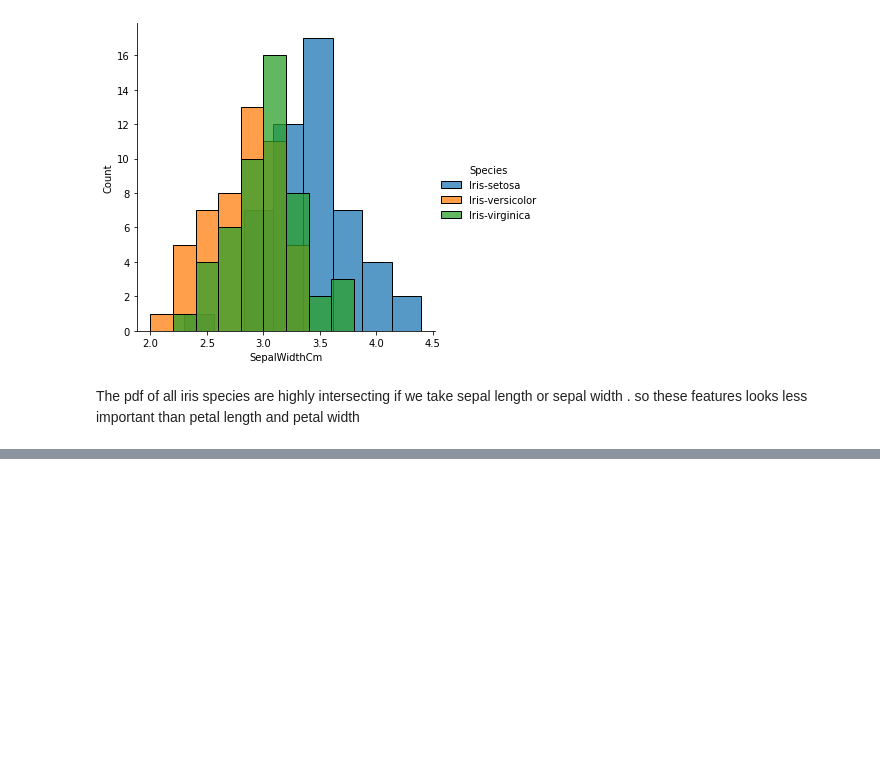
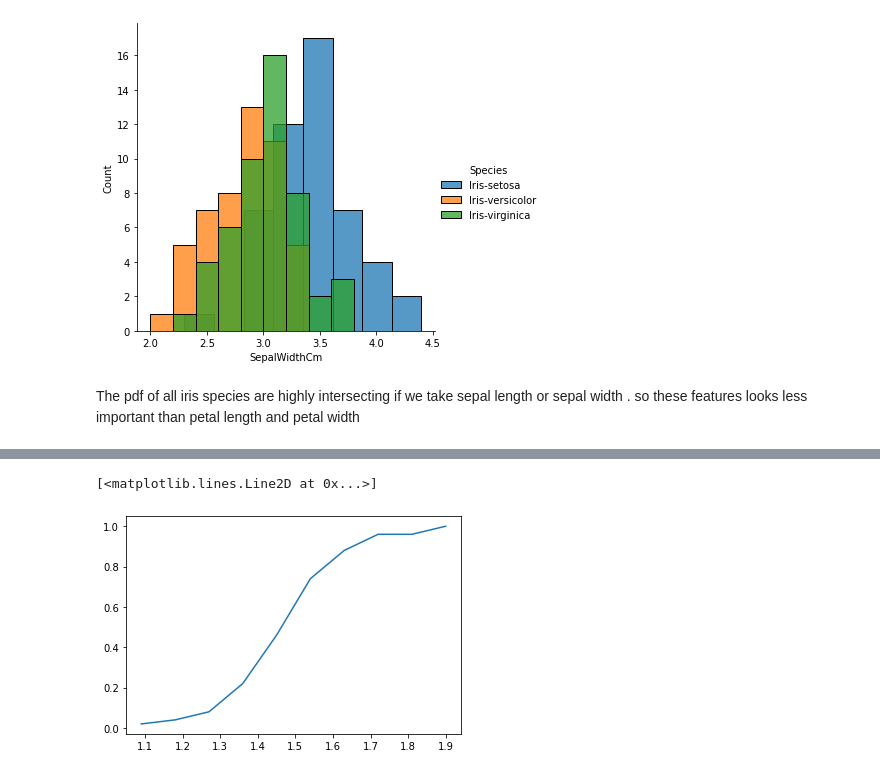
Before and after one commit to pranzalkhadka/ExploratoryDataAnalysis, a Jupyter notebook: EDA.ipynb, the cells around one changed output, grey strips where cells are left out. Cells and saved outputs as stored; diff of their text form; code cells hidden in the pictures; blank space fills up the shorter version.

```diff
--- a/EDA.ipynb
+++ b/EDA.ipynb
@@ -84,0 +130,5 @@ The pdf of all iris species are highly intersecting if we take sepal length or s
+# %%
+plt.plot(bin_edges[1:],cdf)
+# %% [output]
+[<matplotlib.lines.Line2D at 0x...>]
+[figure, added]
```
Also changed, not shown: parts of 14 cells of this notebook.
